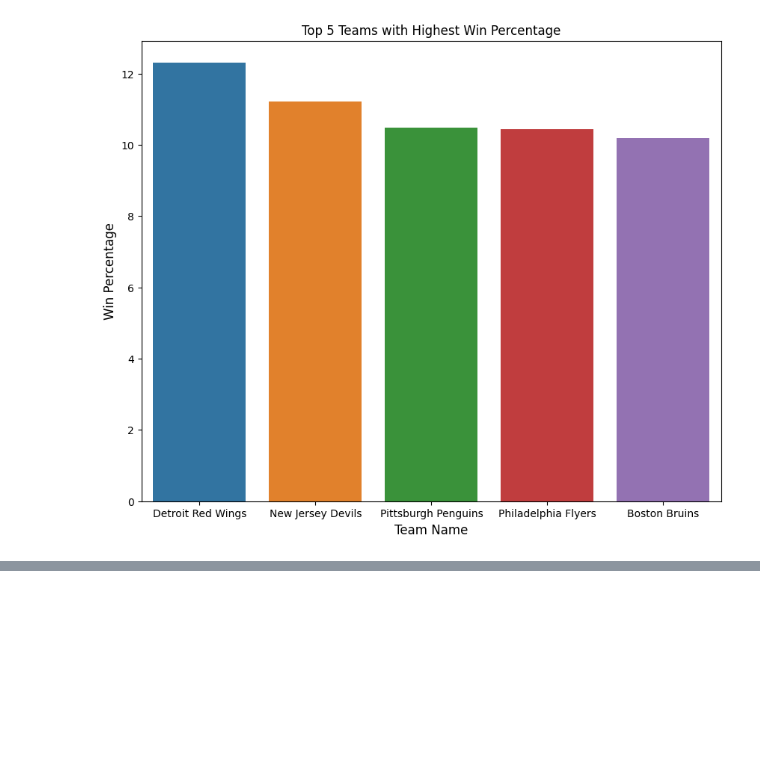
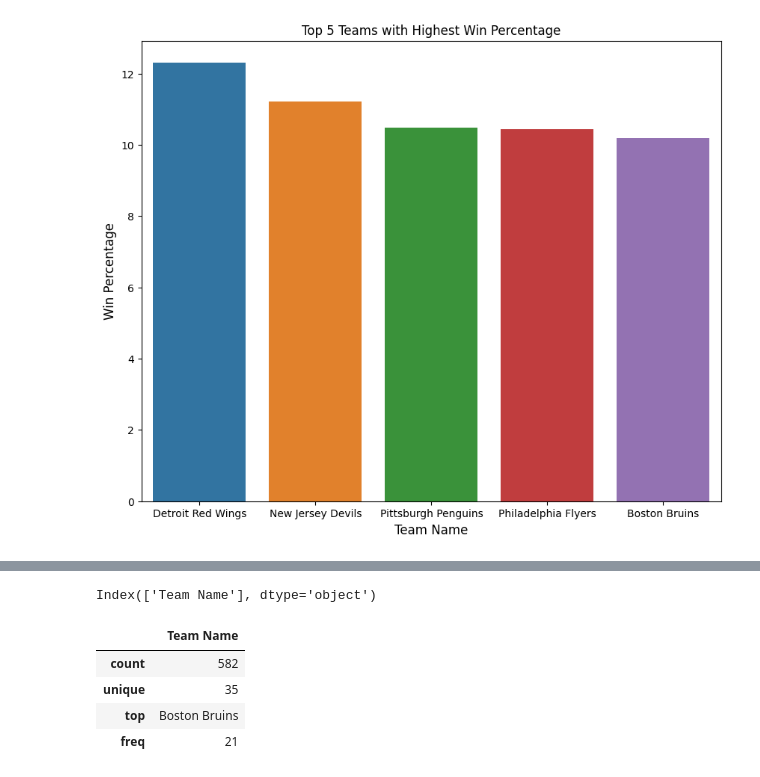
Before and after one commit to neerajprasad209/Etlhive_assignment, a Jupyter notebook: EDA_Scraped_data.ipynb, the cells around one changed output, grey strips where cells are left out. Cells and saved outputs as stored; diff of their text form; code cells hidden in the pictures; blank space fills up the shorter version.

```diff
--- a/EDA_Scraped_data.ipynb
+++ b/EDA_Scraped_data.ipynb
@@ -153,0 +165,12 @@ Text(0, 0.5, 'Win Percentage')
+# %%
+cat
+# %% [output]
+Index(['Team Name'], dtype='object')
+# %%
+df[cat].describe()
+# %% [output]
+|  | Team Name |
+| count | 582 |
+| unique | 35 |
+| top | Boston Bruins |
+| freq | 21 |
```
Also changed, not shown: parts of 10 cells of this notebook.
